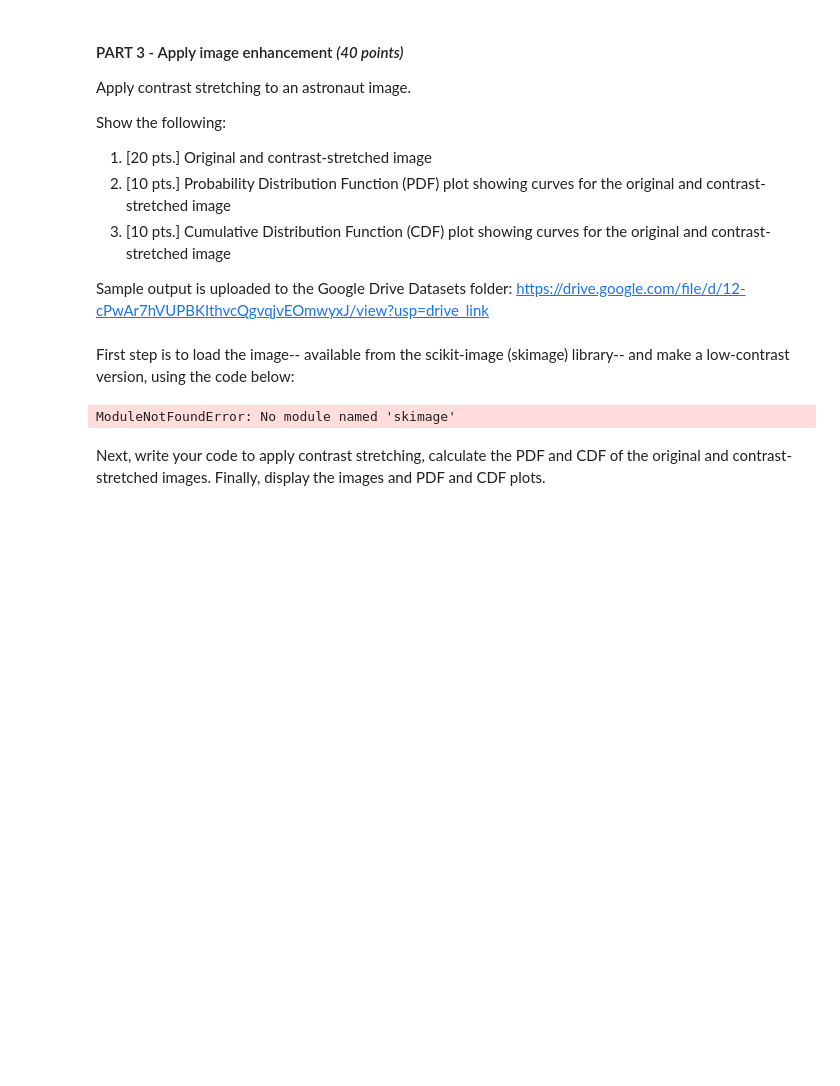
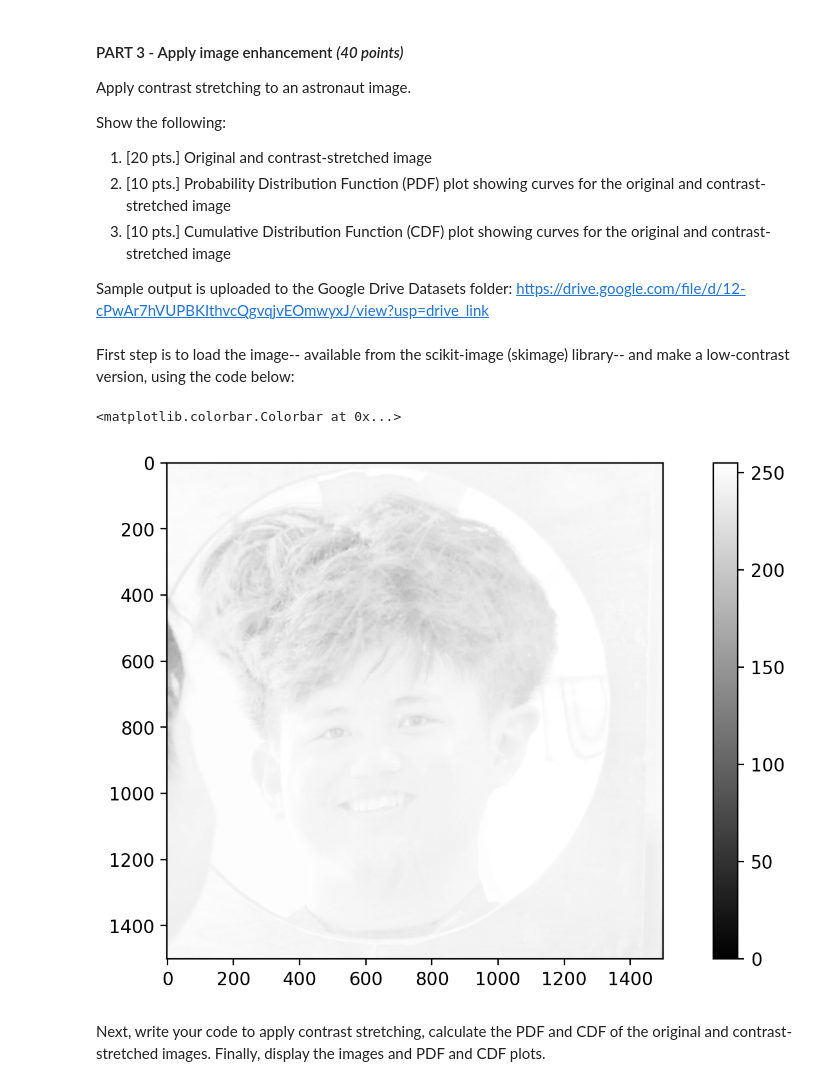
Before and after one commit to aiquiamjot/App_Physics157, a Jupyter notebook: submissions/AP157_lab_assignment_B1.ipynb, the cells around one changed output. Saved outputs shown, nothing was run; the diff lists cells and outputs as text; code cells hidden in the pictures; blank space fills up the shorter version.

```diff
--- a/submissions/AP157_lab_assignment_B1.ipynb
+++ b/submissions/AP157_lab_assignment_B1.ipynb
@@ -226,20 +156,22 @@ Sample output is uploaded to the Google Drive Datasets folder: https://drive.goo
 # %% [markdown]
 First step is to load the image-- available from the scikit-image (skimage) library-- and make a low-contrast version, using the code below:
 # %%
-from skimage import color, data, exposure
+from skimage import color, data, exposure, io
 from skimage.transform import rescale
 
-img = color.rgb2gray(data.astronaut())*256 # original astronaut image
+leaked_pics = io.imread('gwapo.jpg')
+img = color.rgb2gray(leaked_pics)*256 # original astronaut image
 plt.figure(figsize=(10,5), dpi = 200)
-plt.subplot(121)
-plt.imshow(img, cmap = 'gray', vmax = 255)
+# plt.subplot(121)
+plt.imshow(img, cmap = 'gray', vmin = 0, vmax = 255)
 plt.colorbar()
 
-img_low_contrast = img/5 # low contrast astronaut image
-plt.subplot(122)
-plt.imshow(img_low_contrast, cmap = 'gray', vmax = 255)
-plt.colorbar()
+# lowcontrast_leaked = img/5 # low contrast astronaut image
+# plt.subplot(122)
+# plt.imshow(lowcontrast_leaked, cmap = 'gray', vmax = 255)
+# plt.colorbar()
 # %% [output]
-ModuleNotFoundError: No module named 'skimage'
+<matplotlib.colorbar.Colorbar at 0x...>
+[figure, added]
 # %% [markdown]
 Next, write your code to apply contrast stretching, calculate the PDF and CDF of the original and contrast-stretched images. Finally, display the images and PDF and CDF plots.
```
Also changed, not shown: parts of 5 cells of this notebook, 2 other files.
